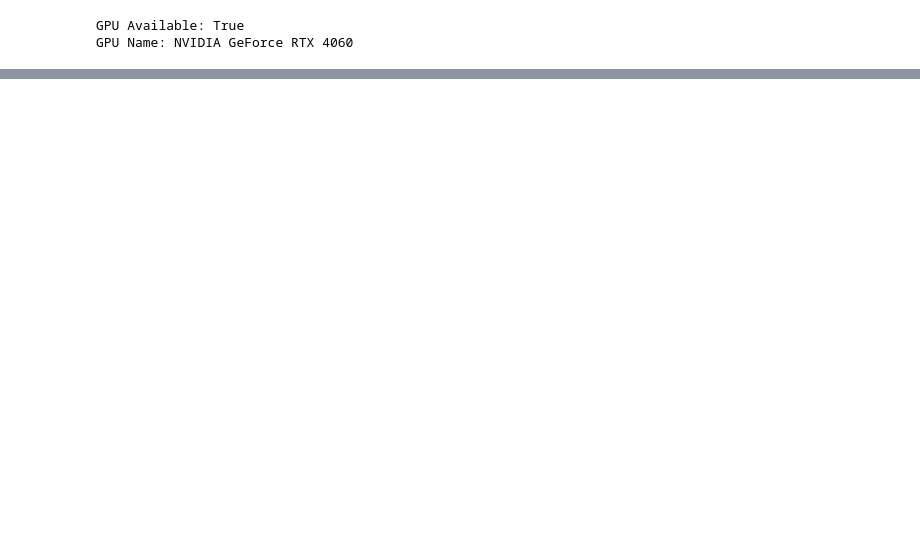
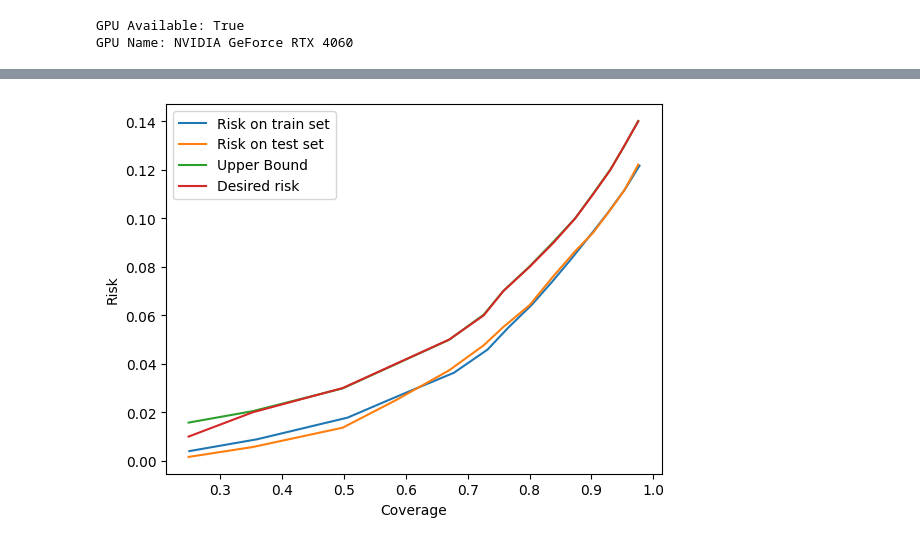
Before and after one commit to EmilienJemelen/selective-classification, a Jupyter notebook: vgg16_cifar10/SGR_vgg16_cifar10.ipynb, the cells around one changed output, grey strips where cells are left out. Cells and saved outputs as stored; diff of their text form; code cells hidden in the pictures; blank space fills up the shorter version.

Commit message:
sgr tests on cifar10, risk coverage curves

```diff
--- a/vgg16_cifar10/SGR_vgg16_cifar10.ipynb
+++ b/vgg16_cifar10/SGR_vgg16_cifar10.ipynb
@@ -35,3 +36,4 @@ sgr_test_df = pickle.load(open('C:/Users/ejeme/Documents/python_repos/SGR/vgg16_
 # %%
-ranked_df = sgr_train_df.sort_values('SR', ascending=True).reset_index(drop=True).copy()
-ranked_df
+train_set = sgr_df.iloc[:5000]
+train_set = train_set.sort_values('SR', ascending=True).reset_index(drop=True).copy()
+test_set = sgr_df.iloc[5000:]
@@ -52,3 +39,0 @@ ranked_df
-# %%
-delta = 0.05
-target_r = 0.01
@@ -61,0 +40,21 @@ SGR(delta, target_r, ranked_df)
+# %%
+delta = 0.001
+
+desired_risks = [i/100 for i in range(1,15)]
+results = []
+
+for target_r in desired_risks:
+
+    sgr_dico = SGR(delta, target_r, train_set)
+    theta_star = sgr_dico['theta_star']
+    covered_test_set = test_set.loc[test_set.SR > theta_star]
+
+    results.append({'desired_risk' : target_r,
+                    'risk_bound' : sgr_dico['b_star'],
+                    'train_risk' : sgr_dico['risk'],
+                    'train_coverage' : sgr_dico['coverage'],
+                    'test_risk' : (covered_test_set.y_true != covered_test_set.y_pred).sum()/covered_test_set.shape[0],
+                    'test_coverage' : covered_test_set.shape[0]/test_set.shape[0]})
+# %%
+results = pd.DataFrame(results)
+results
@@ -61,0 +77,11 @@ SGR(delta, target_r, ranked_df)
+# %%
+plt.plot(results.train_coverage, results.train_risk, label = 'Risk on train set')
+plt.plot(results.test_coverage, results.test_risk, label = 'Risk on test set')
+plt.plot(results.test_coverage, results.risk_bound, label = 'Upper Bound')
+plt.plot(results.test_coverage, results.desired_risk, label = 'Desired risk')
+plt.xlabel('Coverage')
+plt.ylabel('Risk')
+plt.legend()
+plt.show()
+# %% [output]
+[figure, added]
```
Also changed, not shown: parts of 5 cells of this notebook, 5 other files.
